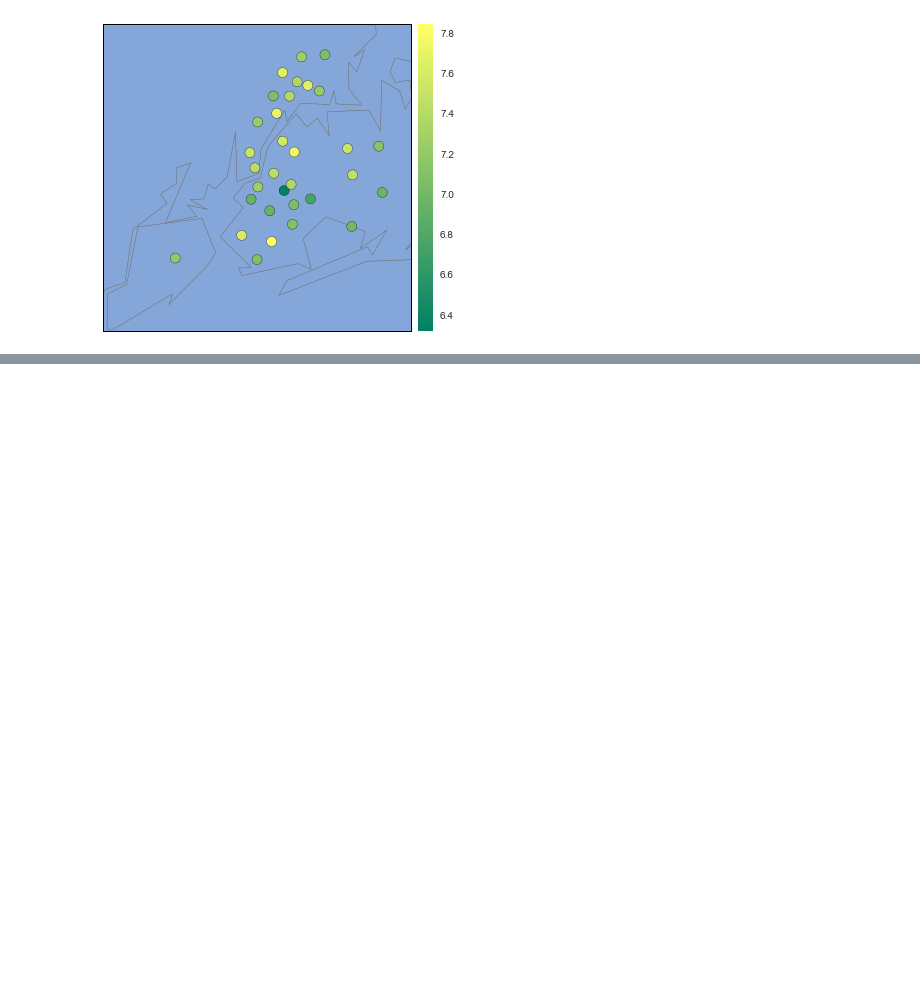
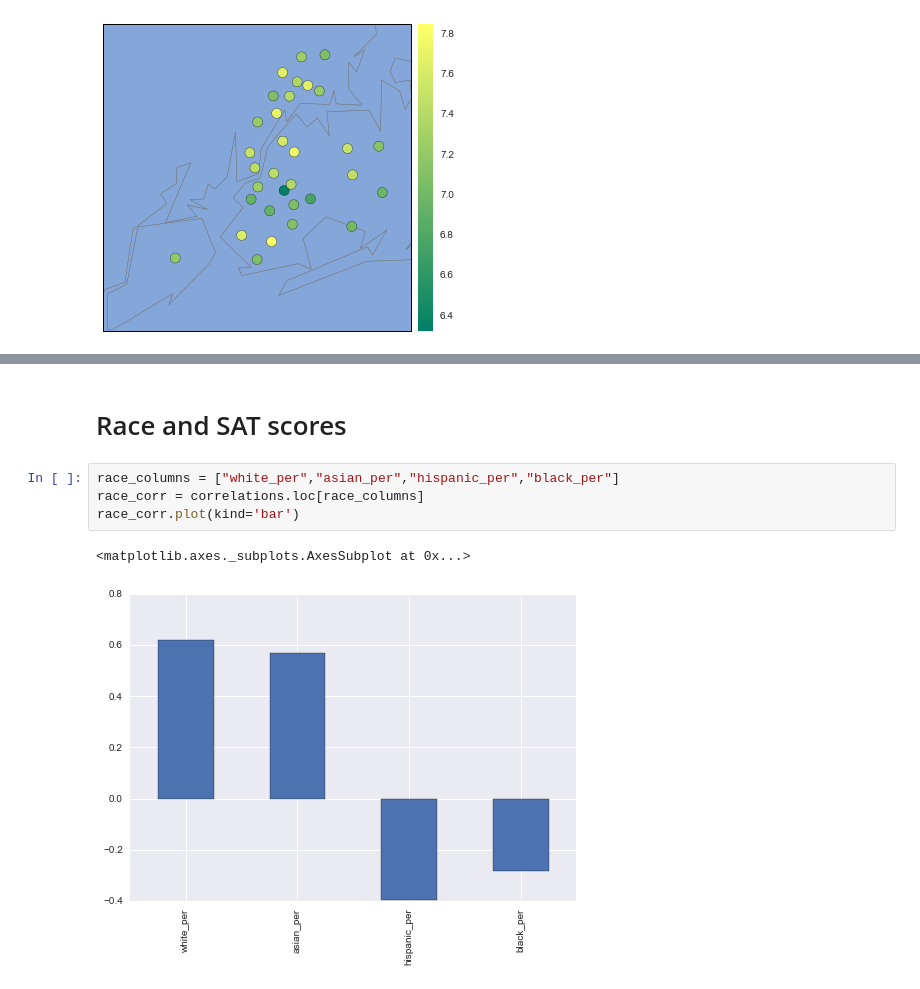
Before and after one commit to chrke/SAT_NY-high-schools, a Jupyter notebook: Schools.ipynb, the cells around one changed output, grey strips where cells are left out. Drawn from its saved outputs; the diff is of its cells as text; blank space fills up the shorter version.

Commit message:
added race analysis

```diff
--- a/Schools.ipynb
+++ b/Schools.ipynb
@@ -305,3 +305,12 @@ When we compare the safety map with the above map of newyork boroughs, we can se
 
     1) Districts in manhattan seem to have a better safety score owing to a lighter dot on the map
     2) Districts in Brooklyn and Queens to have a few darker dots implying lower safety scores in the schools in that district
+# %% [markdown]
+# Race and SAT scores
+# %%
+race_columns = ["white_per","asian_per","hispanic_per","black_per"]
+race_corr = correlations.loc[race_columns]
+race_corr.plot(kind='bar')
+# %% [output]
+<matplotlib.axes._subplots.AxesSubplot at 0x...>
+[figure, added]
```
Also changed, not shown: parts of 10 cells of this notebook.
